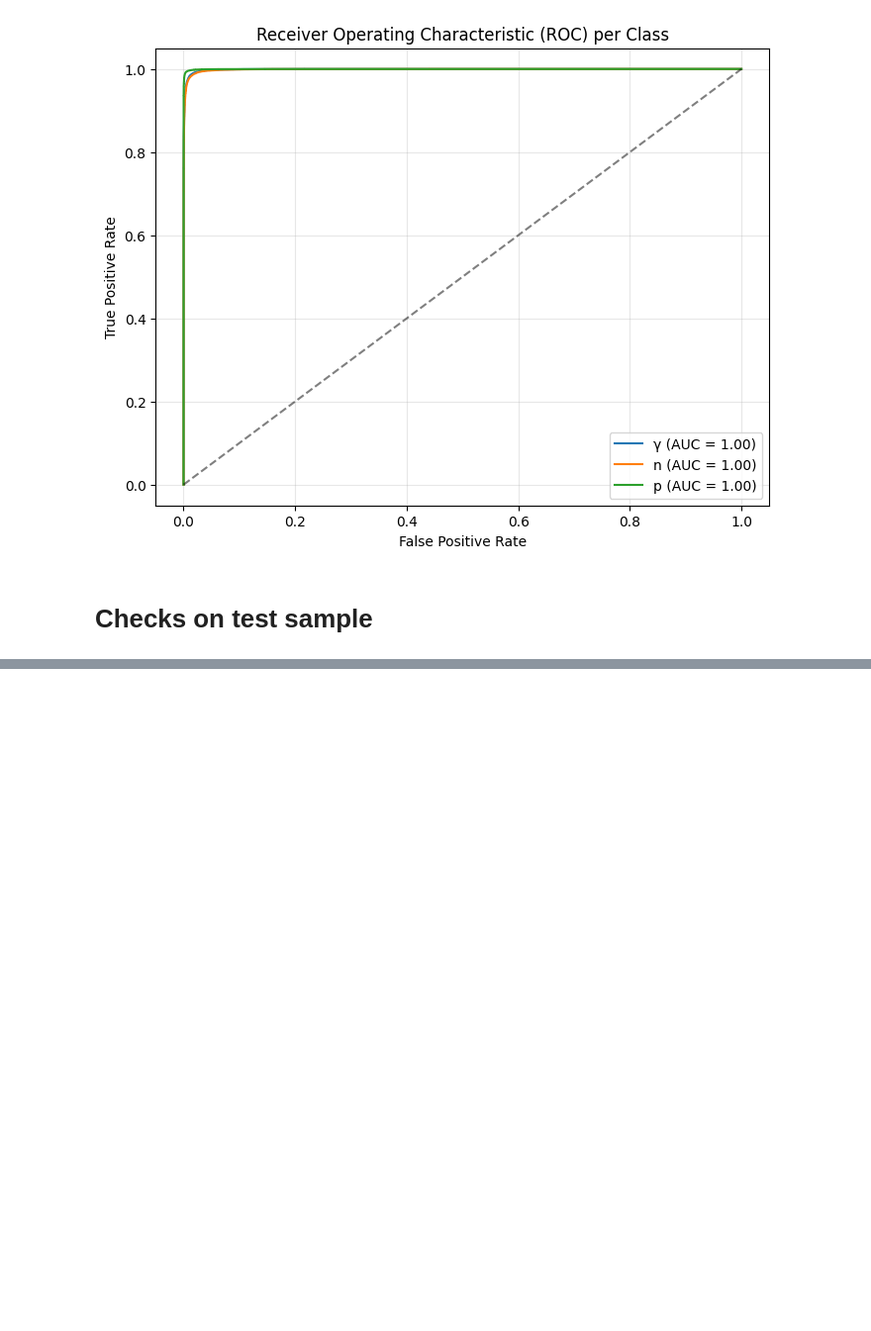
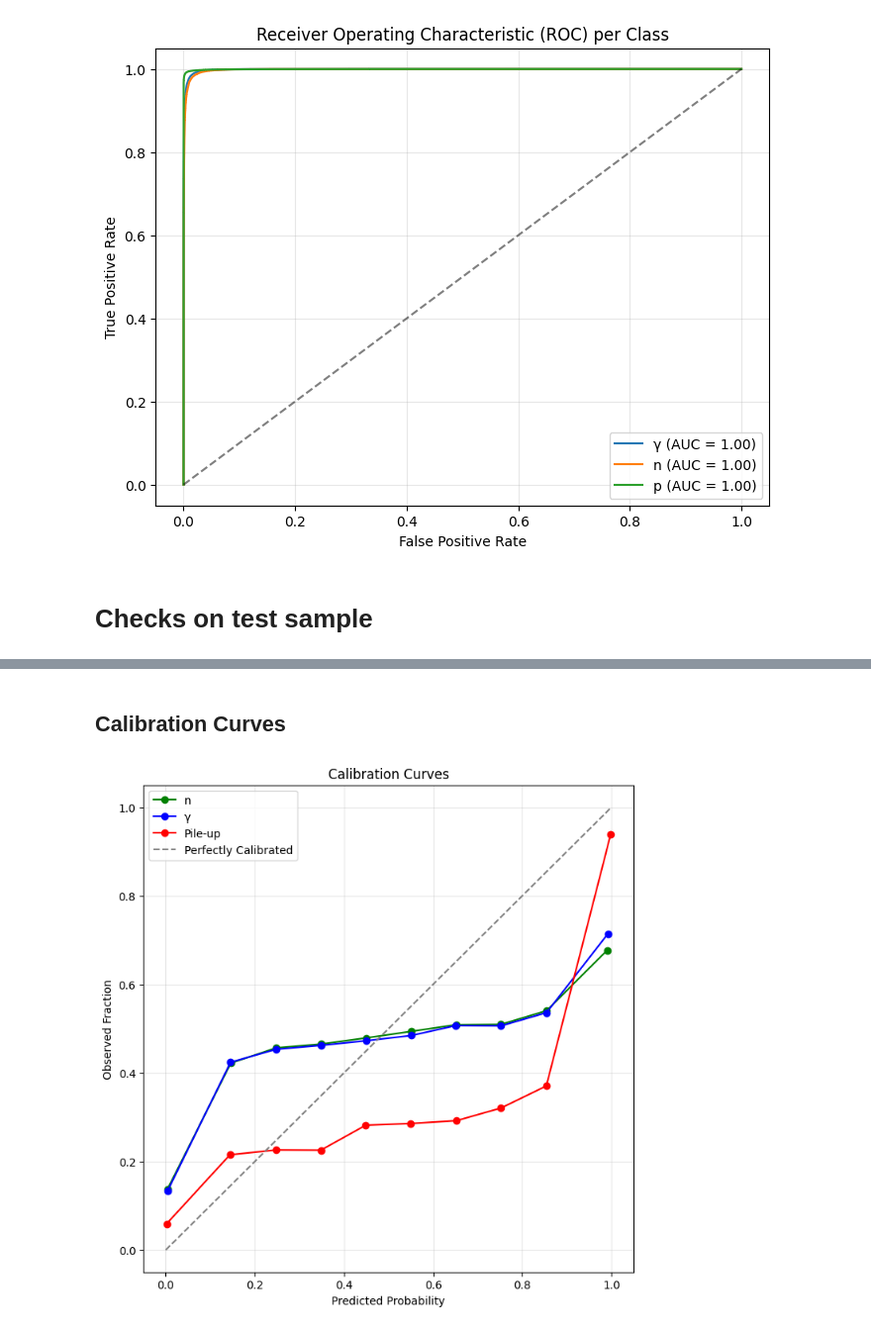
Before and after one commit to eberthol/PSD_GMVA_paper, a Jupyter notebook: GMVAE/Minimal_GMVAE.ipynb, the cells around one changed output, grey strips where cells are left out. Shown at 99% size. Cells and saved outputs as stored; diff of their text form; code cells hidden in the pictures; blank space fills up the shorter version.

```diff
--- a/GMVAE/Minimal_GMVAE.ipynb
+++ b/GMVAE/Minimal_GMVAE.ipynb
@@ -211,0 +246,6 @@ gpv.plot_3d_pca_projections(analyzer_test)
+# %% [markdown]
+## Calibration Curves
+# %%
+gpv.plot_all_calibration_curves(analyzer_test)
+# %% [output]
+[figure, added]
```
Also changed, not shown: parts of 19 cells of this notebook, 1 other file.
